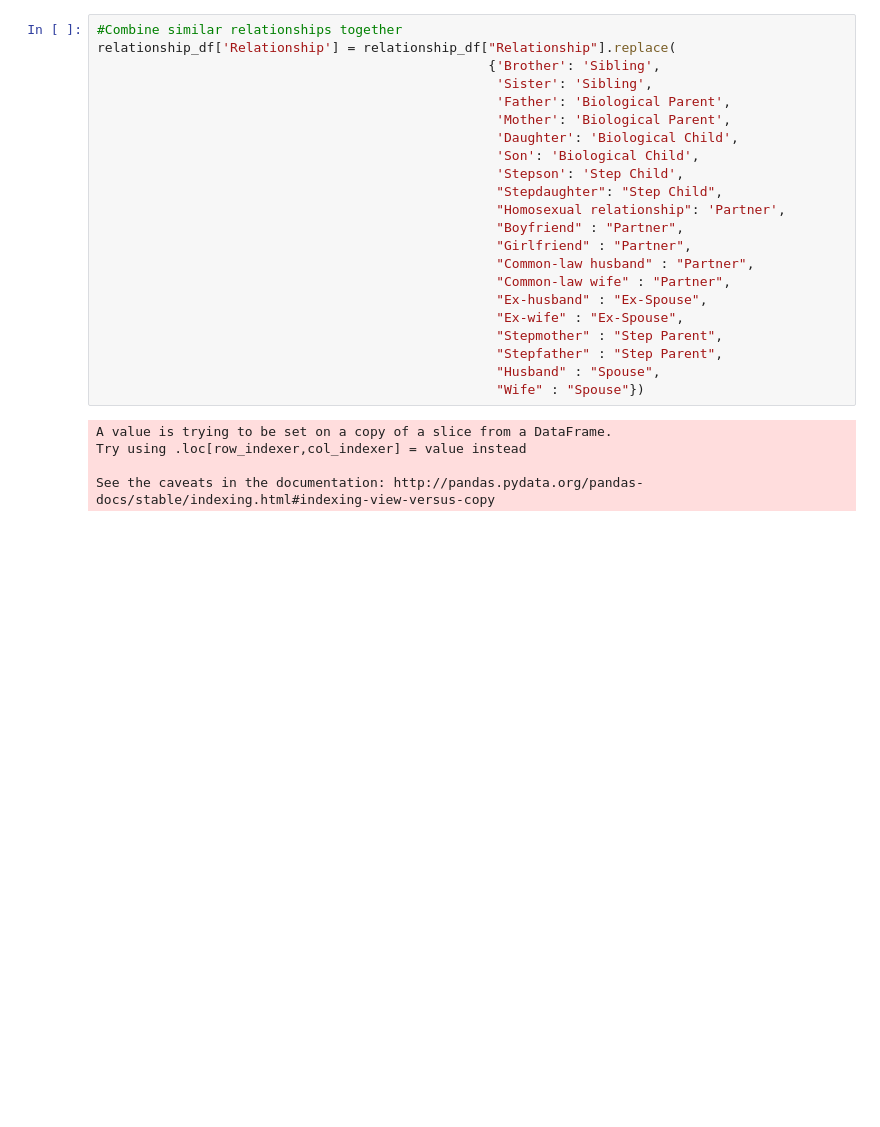
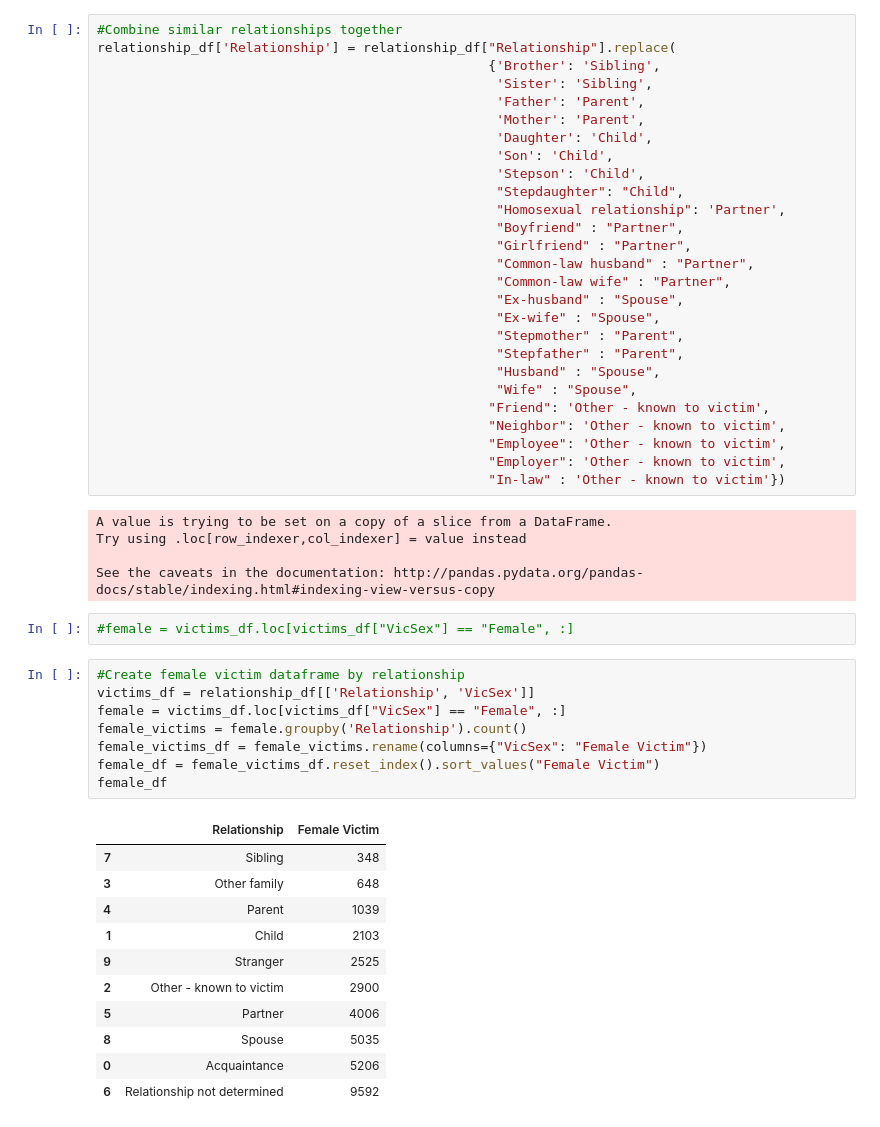
Before and after one commit to bendgame/Project-one, a Jupyter notebook: Midwest_Murder_Relationships.ipynb, the cells around one changed output. Cells and saved outputs as stored; diff of their text form; blank space fills up the shorter version.

```diff
--- a/Midwest_Murder_Relationships.ipynb
+++ b/Midwest_Murder_Relationships.ipynb
@@ -42,25 +45,52 @@ See the caveats in the documentation: http://pandas.pydata.org/pandas-docs/stabl
 relationship_df['Relationship'] = relationship_df["Relationship"].replace(
                                                   {'Brother': 'Sibling',
                                                    'Sister': 'Sibling',
-                                                   'Father': 'Biological Parent',
-                                                   'Mother': 'Biological Parent',
-                                                   'Daughter': 'Biological Child',
-                                                   'Son': 'Biological Child',
-                                                   'Stepson': 'Step Child',
-                                                   "Stepdaughter": "Step Child",
+                                                   'Father': 'Parent',
+                                                   'Mother': 'Parent',
+                                                   'Daughter': 'Child',
+                                                   'Son': 'Child',
+                                                   'Stepson': 'Child',
+                                                   "Stepdaughter": "Child",
                                                    "Homosexual relationship": 'Partner',
                                                    "Boyfriend" : "Partner",
                                                    "Girlfriend" : "Partner",
                                                    "Common-law husband" : "Partner",
                                                    "Common-law wife" : "Partner",
-                                                   "Ex-husband" : "Ex-Spouse",
-                                                   "Ex-wife" : "Ex-Spouse",
-                                                   "Stepmother" : "Step Parent",
-                                                   "Stepfather" : "Step Parent",
+                                                   "Ex-husband" : "Spouse",
+                                                   "Ex-wife" : "Spouse",
+                                                   "Stepmother" : "Parent",
+                                                   "Stepfather" : "Parent",
                                                    "Husband" : "Spouse",
-                                                   "Wife" : "Spouse"})
+                                                   "Wife" : "Spouse",
+                                                  "Friend": 'Other - known to victim',
+                                                  "Neighbor": 'Other - known to victim',
+                                                  "Employee": 'Other - known to victim',
+                                                  "Employer": 'Other - known to victim',
+                                                  "In-law" : 'Other - known to victim'})
 # %% [output]
 A value is trying to be set on a copy of a slice from a DataFrame.
 Try using .loc[row_indexer,col_indexer] = value instead
 
 See the caveats in the documentation: http://pandas.pydata.org/pandas-docs/stable/indexing.html#indexing-view-versus-copy
+# %%
+#female = victims_df.loc[victims_df["VicSex"] == "Female", :]
+# %%
+#Create female victim dataframe by relationship
+victims_df = relationship_df[['Relationship', 'VicSex']]
+female = victims_df.loc[victims_df["VicSex"] == "Female", :]
+female_victims = female.groupby('Relationship').count()
+female_victims_df = female_victims.rename(columns={"VicSex": "Female Victim"})
+female_df = female_victims_df.reset_index().sort_values("Female Victim")
+female_df
+# %% [output]
+|  | Relationship | Female Victim |
+| 7 | Sibling | 348 |
+| 3 | Other family | 648 |
+| 4 | Parent | 1039 |
+| 1 | Child | 2103 |
+| 9 | Stranger | 2525 |
+| 2 | Other - known to victim | 2900 |
+| 5 | Partner | 4006 |
+| 8 | Spouse | 5035 |
+| 0 | Acquaintance | 5206 |
+| 6 | Relationship not determined | 9592 |
```
Also changed, not shown: parts of 8 cells of this notebook.
